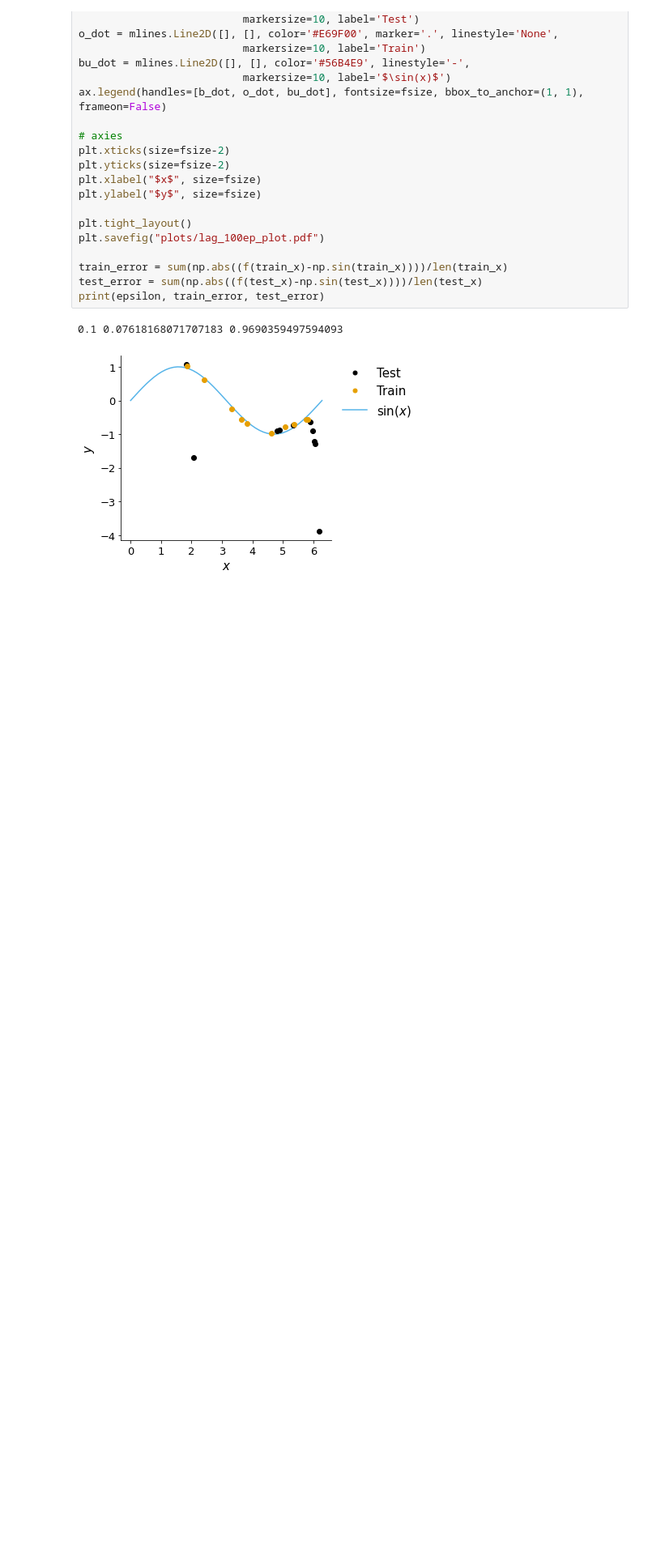
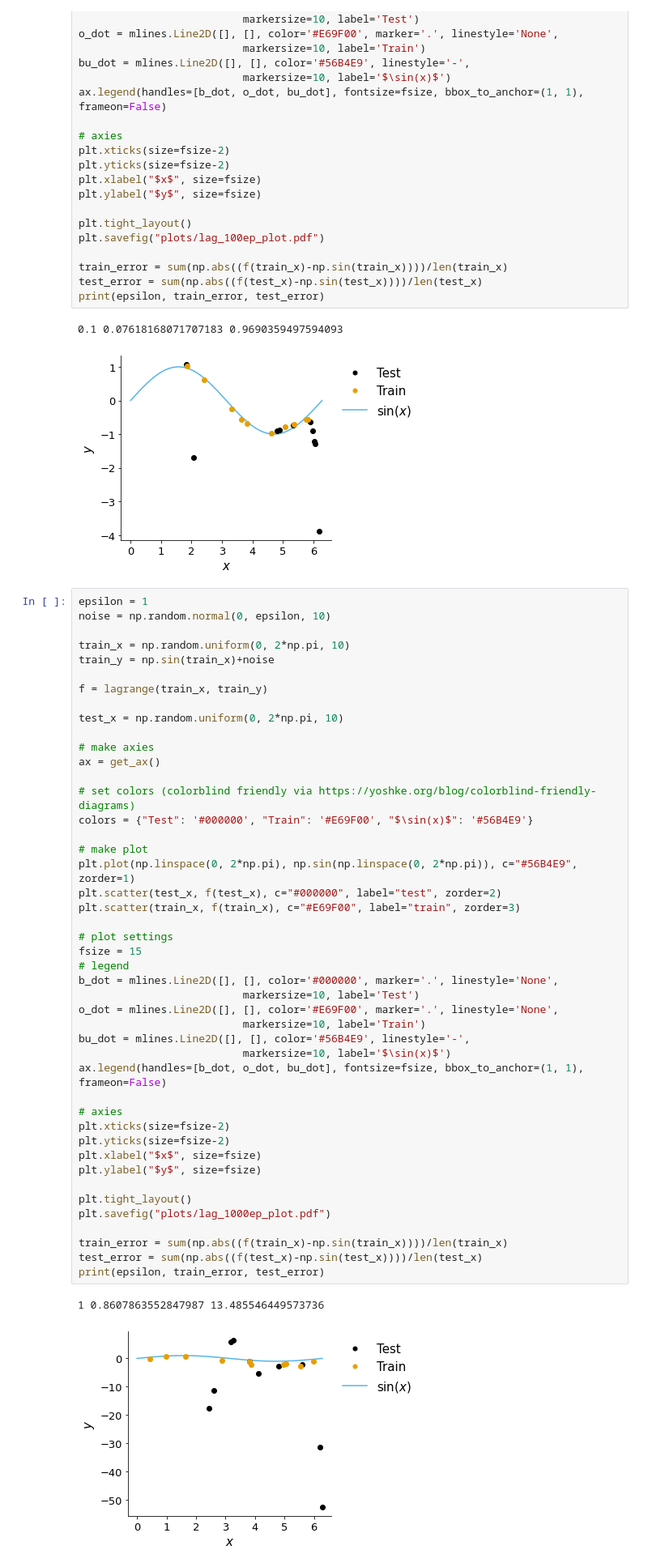
Before and after one commit to TurnerEntenmann/CS760_HW2, a Jupyter notebook: main.ipynb, the cells around one changed output. Shown at 81% size. Saved outputs shown, nothing was run; the diff lists cells and outputs as text; blank space fills up the shorter version.

```diff
--- a/main.ipynb
+++ b/main.ipynb
@@ -1035,3 +1035,51 @@ print(epsilon, train_error, test_error)
 # %% [output]
 0.1 0.07618168071707183 0.9690359497594093
 [figure]
+# %%
+epsilon = 1
+noise = np.random.normal(0, epsilon, 10)
+
+train_x = np.random.uniform(0, 2*np.pi, 10)
+train_y = np.sin(train_x)+noise
+
+f = lagrange(train_x, train_y)
+
+test_x = np.random.uniform(0, 2*np.pi, 10)
+
+# make axies
+ax = get_ax()
+
+# set colors (colorblind friendly via https://yoshke.org/blog/colorblind-friendly-diagrams)
+colors = {"Test": '#000000', "Train": '#E69F00', "$\sin(x)$": '#56B4E9'}
+
+# make plot
+plt.plot(np.linspace(0, 2*np.pi), np.sin(np.linspace(0, 2*np.pi)), c="#56B4E9", zorder=1)
+plt.scatter(test_x, f(test_x), c="#000000", label="test", zorder=2)
+plt.scatter(train_x, f(train_x), c="#E69F00", label="train", zorder=3)
+
+# plot settings
+fsize = 15
+# legend
+b_dot = mlines.Line2D([], [], color='#000000', marker='.', linestyle='None',
+                          markersize=10, label='Test')
+o_dot = mlines.Line2D([], [], color='#E69F00', marker='.', linestyle='None',
+                          markersize=10, label='Train')
+bu_dot = mlines.Line2D([], [], color='#56B4E9', linestyle='-',
+                          markersize=10, label='$\sin(x)$')
+ax.legend(handles=[b_dot, o_dot, bu_dot], fontsize=fsize, bbox_to_anchor=(1, 1), frameon=False)
+
+# axies
+plt.xticks(size=fsize-2)
+plt.yticks(size=fsize-2)
+plt.xlabel("$x$", size=fsize)
+plt.ylabel("$y$", size=fsize)
+
+plt.tight_layout()
+plt.savefig("plots/lag_1000ep_plot.pdf")
+
+train_error = sum(np.abs((f(train_x)-np.sin(train_x))))/len(train_x)
+test_error = sum(np.abs((f(test_x)-np.sin(test_x))))/len(test_x)
+print(epsilon, train_error, test_error)
+# %% [output]
+1 0.8607863552847987 13.485546449573736
+[figure, added]
```
Also changed, not shown: parts of 1 cell of this notebook, 2 other files.
